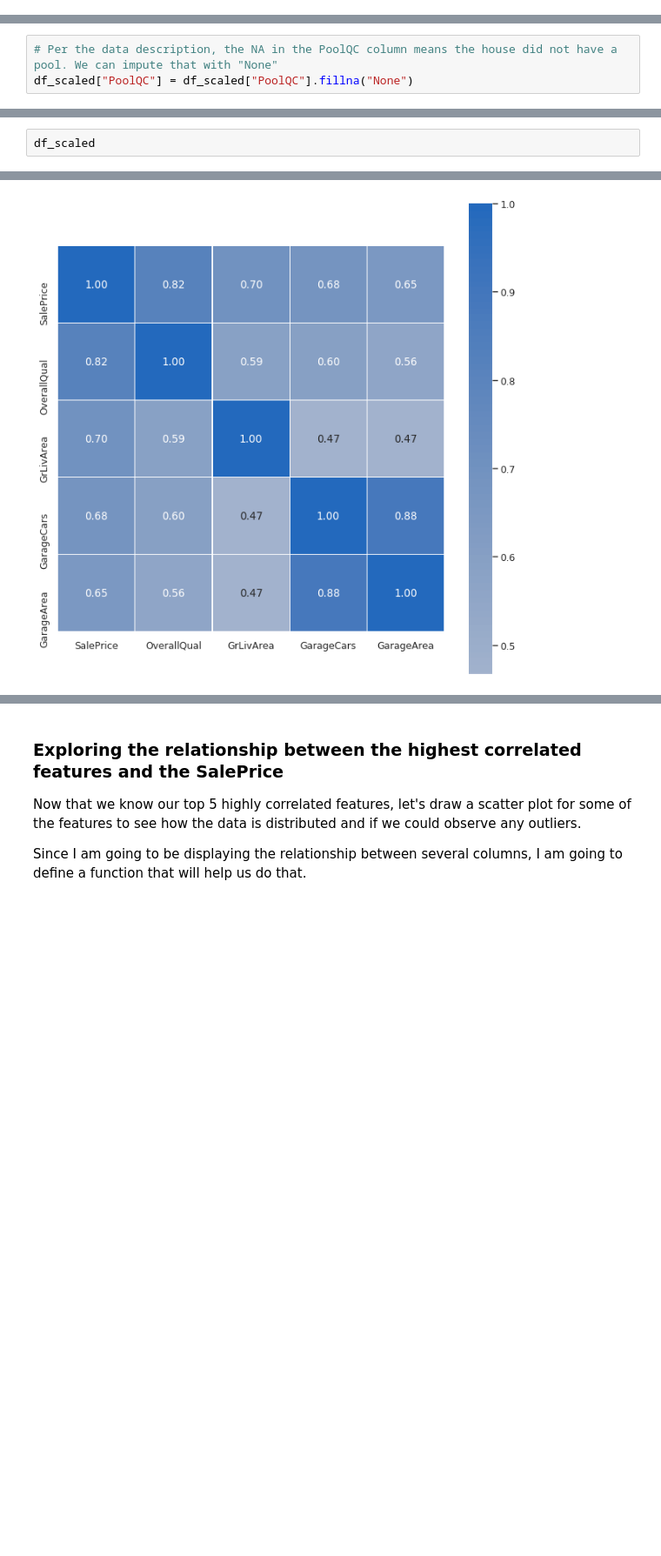
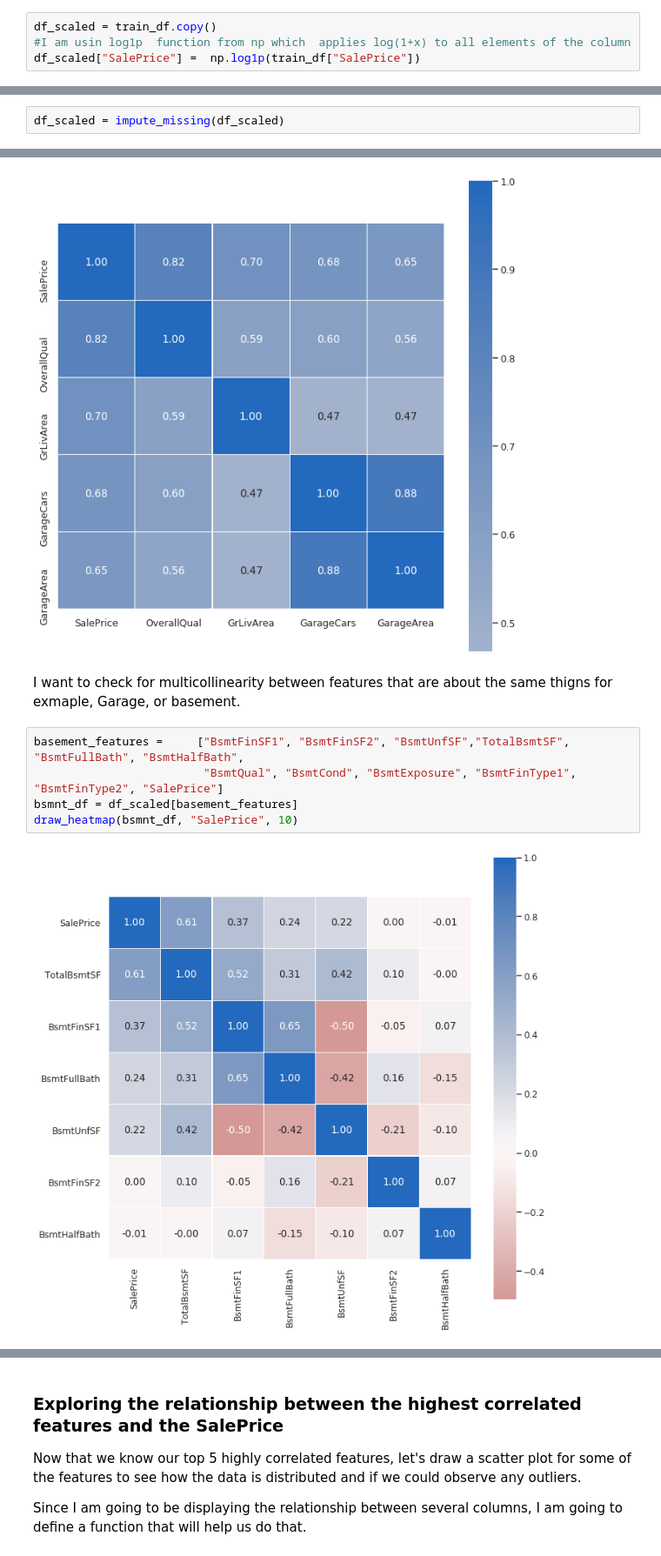
Before and after one commit to naseerfaheem/House-Prices, a Jupyter notebook: House Prices.ipynb, the cells around one changed output, grey strips where cells are left out. Shown at 87% size. Cells and saved outputs as stored; diff of their text form; blank space fills up the shorter version.

```diff
--- a/House Prices.ipynb
+++ b/House Prices.ipynb
@@ -182,3 +231,7 @@ df_scaled["SalePrice"] =  np.log(train_df["SalePrice"])
+# %%
+df_scaled = train_df.copy()
+#I am usin log1p  function from np which  applies log(1+x) to all elements of the column
+df_scaled["SalePrice"] =  np.log1p(train_df["SalePrice"])
 # %%
 # Plotting the
 draw_distribution(df_scaled, "SalePrice",fit="norm", kde=True)
@@ -230,6 +283,3 @@ plt.xticks(rotation='90')
 sns.barplot(x=missing_data.index, y=ratio);
 # %% [output]
 [figure]
-# %%
-# Per the data description, the NA in the PoolQC column means the house did not have a pool. We can impute that with "None"
-df_scaled["PoolQC"] = df_scaled["PoolQC"].fillna("None")
@@ -236,2 +347,2 @@ df_scaled["PoolQC"] = df_scaled["PoolQC"].fillna("None")
 # %%
-df_scaled
+df_scaled = impute_missing(df_scaled)
@@ -287,3 +413,12 @@ draw_heatmap(df_scaled, "SalePrice", 10)
 draw_heatmap(df_scaled, "SalePrice", 5)
 # %% [output]
 [figure]
+# %% [markdown]
+I want to check for multicollinearity between features that are about the same thigns for exmaple, Garage, or basement.
+# %%
+basement_features =     ["BsmtFinSF1", "BsmtFinSF2", "BsmtUnfSF","TotalBsmtSF", "BsmtFullBath", "BsmtHalfBath",
+                         "BsmtQual", "BsmtCond", "BsmtExposure", "BsmtFinType1", "BsmtFinType2", "SalePrice"]
+bsmnt_df = df_scaled[basement_features]
+draw_heatmap(bsmnt_df, "SalePrice", 10)
+# %% [output]
+[figure, added]
```
Also changed, not shown: parts of 31 cells of this notebook.
